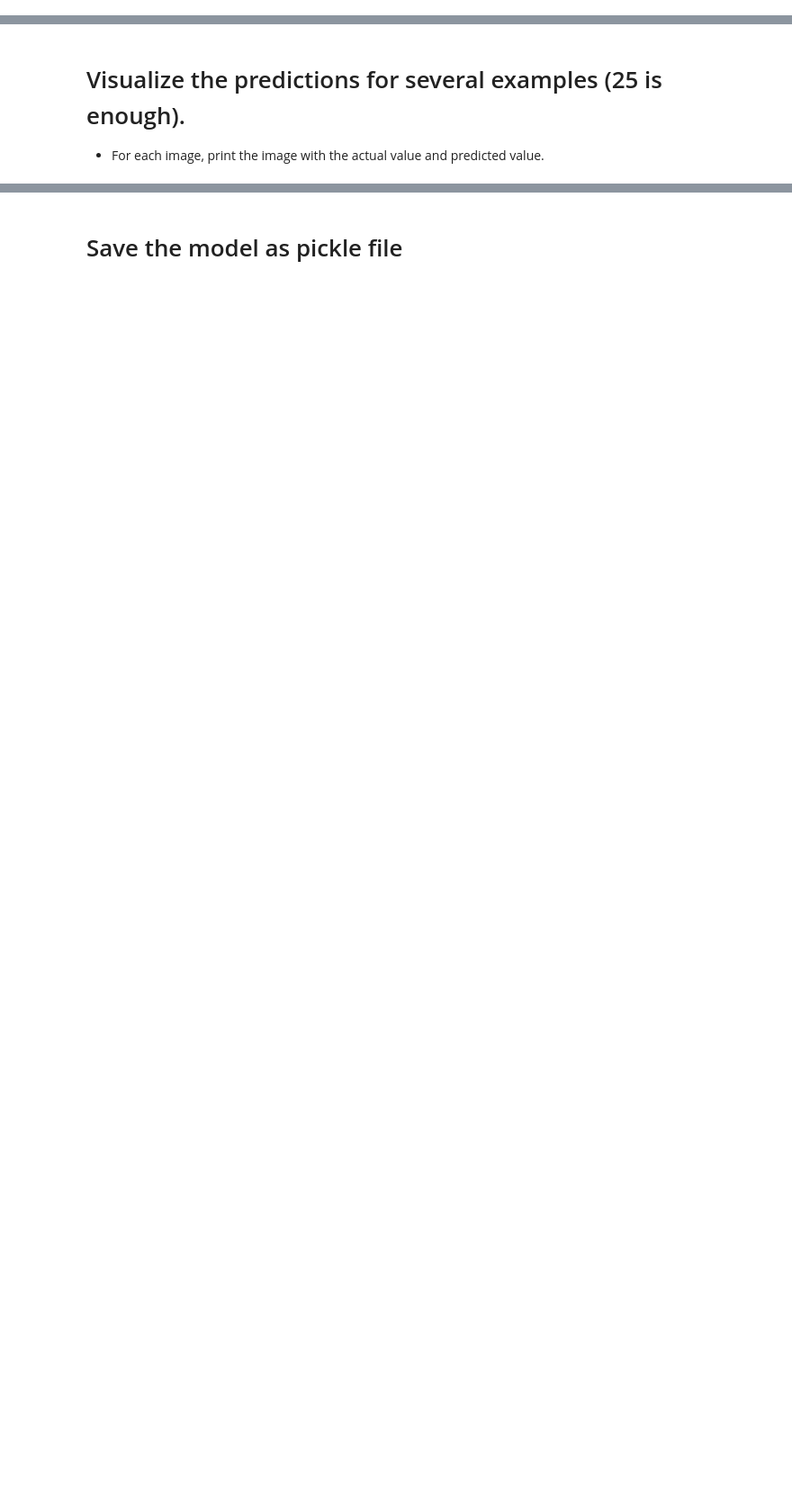
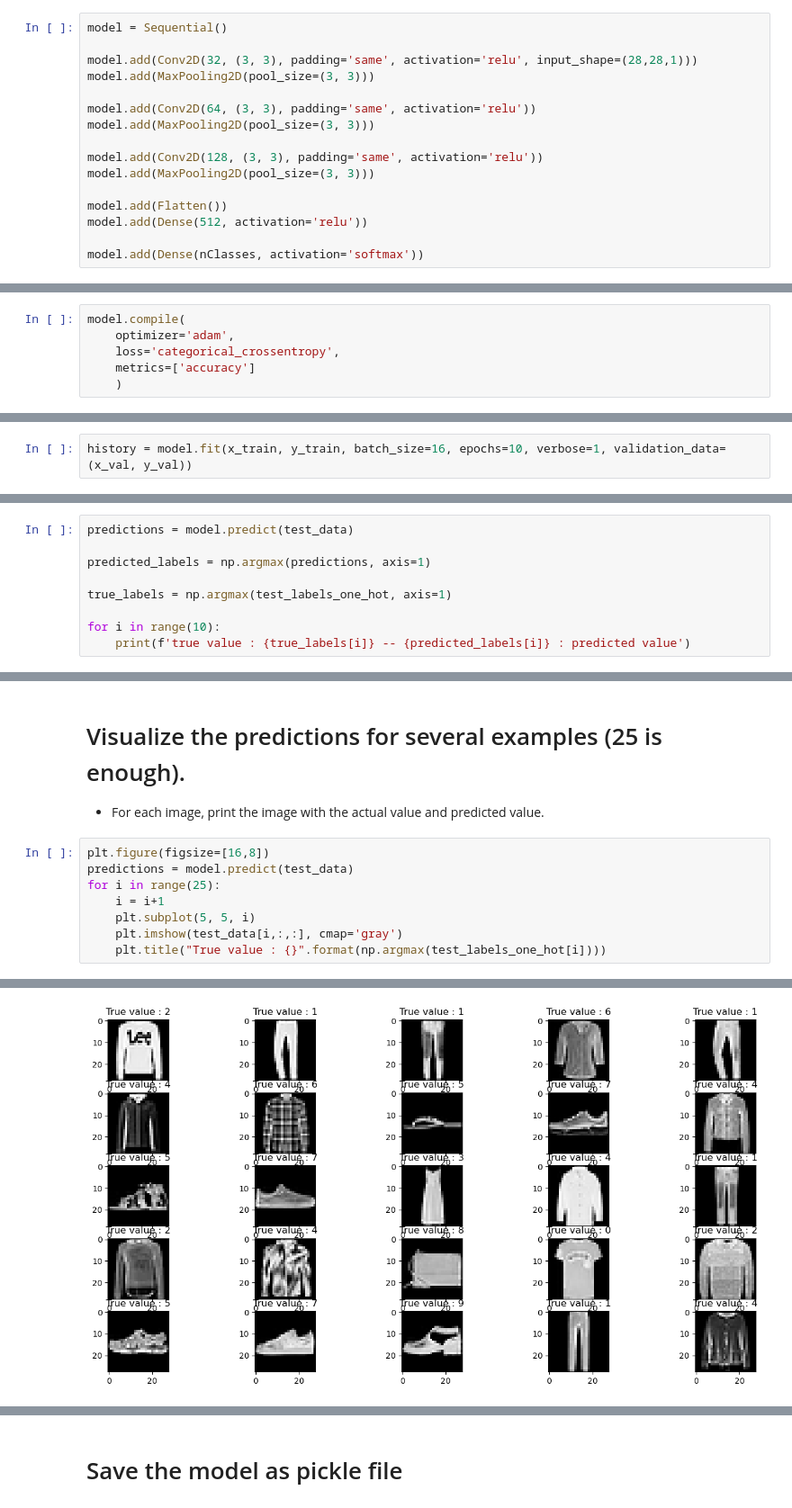
Before and after one commit to Tuwaiq-Data-Science-Bootcamp-V5/CNN_FashionMNIST, a Jupyter notebook: NeuralNetworks-Fashion.ipynb, the cells around one changed output, grey strips where cells are left out. Shown: that part at 90% size. Drawn from its saved outputs; the diff is of its cells as text; blank space fills up the shorter version.

```diff
--- a/NeuralNetworks-Fashion.ipynb
+++ b/NeuralNetworks-Fashion.ipynb
@@ -76,11 +158,33 @@
         a. units : the number of output labels.
         b. activation : the function that will deal with the outputs and find the probability for each one.
             Note : There are several activation functions as an output function, select the sutable for our problem.
+# %%
+model = Sequential()
+
+model.add(Conv2D(32, (3, 3), padding='same', activation='relu', input_shape=(28,28,1)))
+model.add(MaxPooling2D(pool_size=(3, 3)))
+
+model.add(Conv2D(64, (3, 3), padding='same', activation='relu'))
+model.add(MaxPooling2D(pool_size=(3, 3)))
+
+model.add(Conv2D(128, (3, 3), padding='same', activation='relu'))
+model.add(MaxPooling2D(pool_size=(3, 3)))
+
+model.add(Flatten())
+model.add(Dense(512, activation='relu'))
+
+model.add(Dense(nClasses, activation='softmax'))
 # %% [markdown]
 # Compile the model and examine the layers
 
 - Find the best optimizer.
 - What is the best loss function in this problem? (multi class).
 - Do not forget the metric!! What is the best metric??
+# %%
+model.compile(
+    optimizer='adam',
+    loss='categorical_crossentropy',
+    metrics=['accuracy']
+    )
 # %% [markdown]
 # Give me a summary of the NN
@@ -97,3 +221,5 @@
 - The epochs parameter should receive the number of epochs in the model, you can make it 1 it is ok.
     Note : You can increase the epochs, this will decrease the loss, but the loss will stop decreasing in sometimes.
 - Make the verbose parameter 1.
+# %%
+history = model.fit(x_train, y_train, batch_size=16, epochs=10, verbose=1, validation_data=(x_val, y_val))
@@ -108,3 +260,12 @@
 # Make predictions on the test data
 
 - Just print the first ten predictions and compare them with the actual values.
+# %%
+predictions = model.predict(test_data)
+
+predicted_labels = np.argmax(predictions, axis=1)
+
+true_labels = np.argmax(test_labels_one_hot, axis=1)
+
+for i in range(10):
+    print(f'true value : {true_labels[i]} -- {predicted_labels[i]} : predicted value')
@@ -112,3 +285,12 @@
 # Visualize the predictions for several examples (25 is enough).
 
 - For each image, print the image with the actual value and predicted value.
+# %%
+plt.figure(figsize=[16,8])
+predictions = model.predict(test_data)
+for i in range(25):
+    i = i+1
+    plt.subplot(5, 5, i)
+    plt.imshow(test_data[i,:,:], cmap='gray')
+    plt.title("True value : {}".format(np.argmax(test_labels_one_hot[i])))
+# %% [output]
@@ -114,0 +298 @@
+[figure, added]
```
Also changed, not shown: parts of 16 cells of this notebook, 1 other file.
